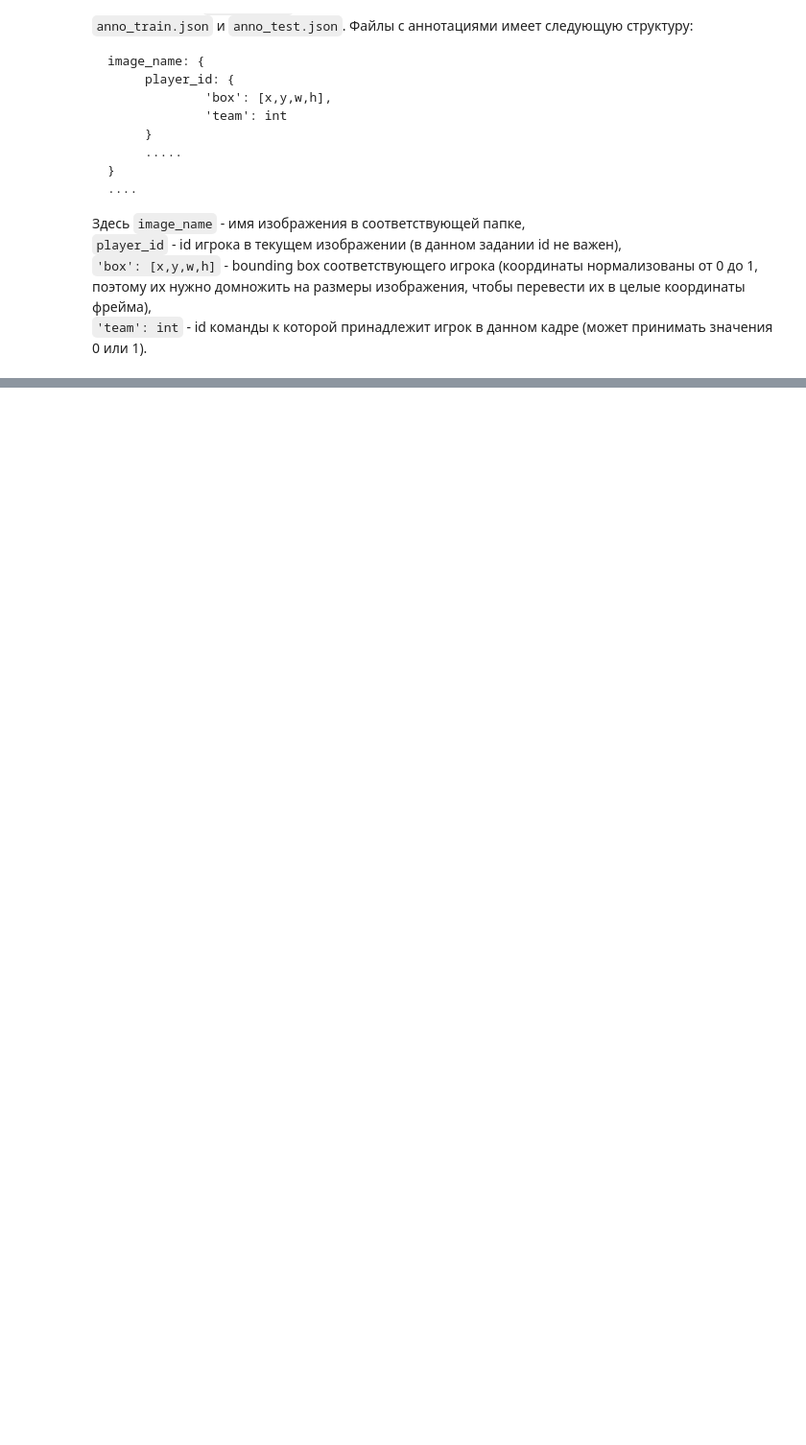
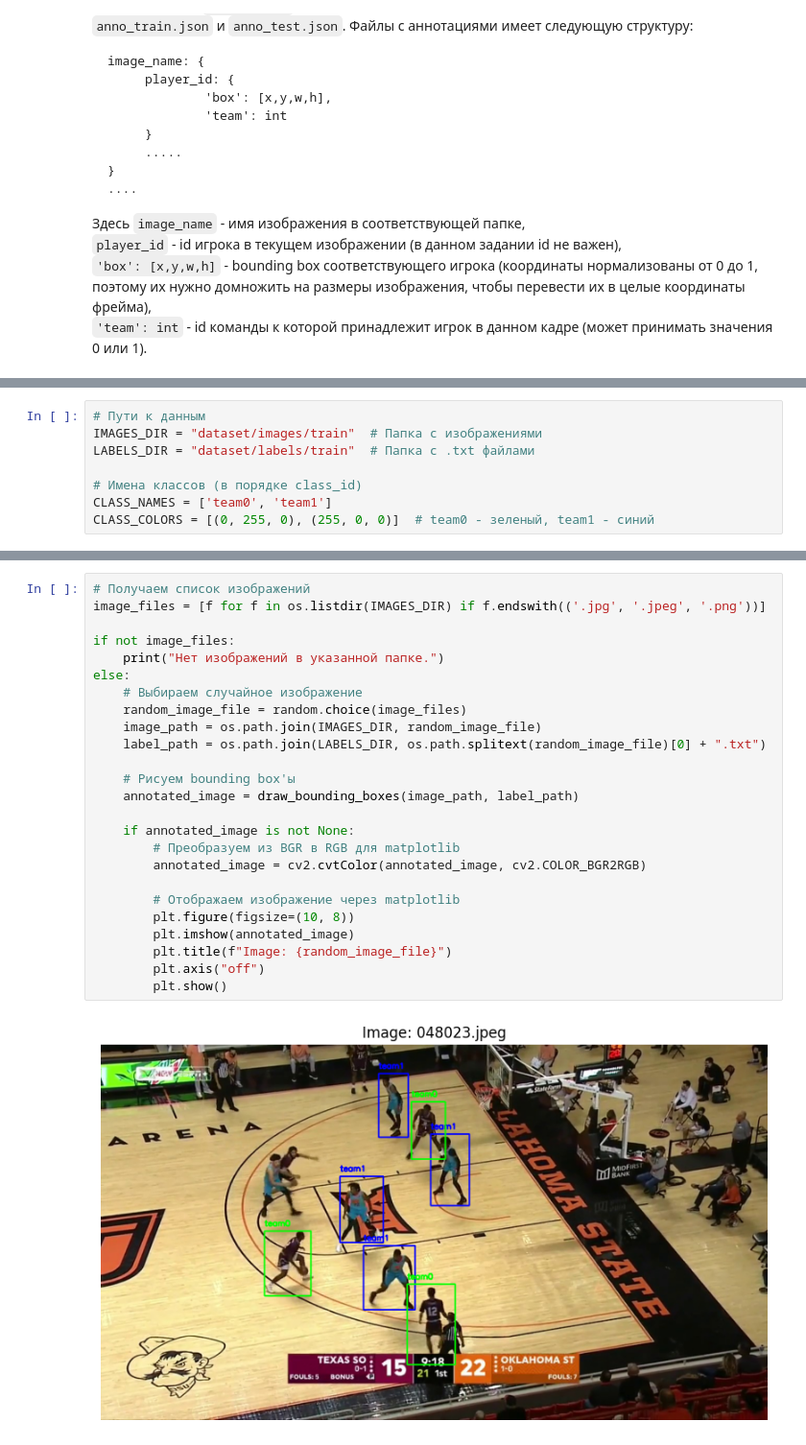
Before and after one commit to kharit74/OtusCV, a Jupyter notebook: Lesson 17/Homework/detectron2VSultralytics.ipynb, the cells around one changed output, grey strips where cells are left out. Shown: that part at 96% size. Drawn from its saved outputs; the diff is of its cells as text; blank space fills up the shorter version.

```diff
--- a/Lesson 17/Homework/detectron2VSultralytics.ipynb
+++ b/Lesson 17/Homework/detectron2VSultralytics.ipynb
@@ -83,0 +122,8 @@ ModuleNotFoundError: No module named 'fvcore'
+# %%
+# Пути к данным
+IMAGES_DIR = "dataset/images/train"  # Папка с изображениями
+LABELS_DIR = "dataset/labels/train"  # Папка с .txt файлами
+
+# Имена классов (в порядке class_id)
+CLASS_NAMES = ['team0', 'team1']
+CLASS_COLORS = [(0, 255, 0), (255, 0, 0)]  # team0 - зеленый, team1 - синий
@@ -83,0 +176,27 @@ ModuleNotFoundError: No module named 'fvcore'
+# %%
+# Получаем список изображений
+image_files = [f for f in os.listdir(IMAGES_DIR) if f.endswith(('.jpg', '.jpeg', '.png'))]
+
+if not image_files:
+    print("Нет изображений в указанной папке.")
+else:
+    # Выбираем случайное изображение
+    random_image_file = random.choice(image_files)
+    image_path = os.path.join(IMAGES_DIR, random_image_file)
+    label_path = os.path.join(LABELS_DIR, os.path.splitext(random_image_file)[0] + ".txt")
+
+    # Рисуем bounding box'ы
+    annotated_image = draw_bounding_boxes(image_path, label_path)
+
+    if annotated_image is not None:
+        # Преобразуем из BGR в RGB для matplotlib
+        annotated_image = cv2.cvtColor(annotated_image, cv2.COLOR_BGR2RGB)
+
+        # Отображаем изображение через matplotlib
+        plt.figure(figsize=(10, 8))
+        plt.imshow(annotated_image)
+        plt.title(f"Image: {random_image_file}")
+        plt.axis("off")
+        plt.show()
+# %% [output]
+[figure, added]
```
Also changed, not shown: parts of 13 cells of this notebook, 5 other files.
